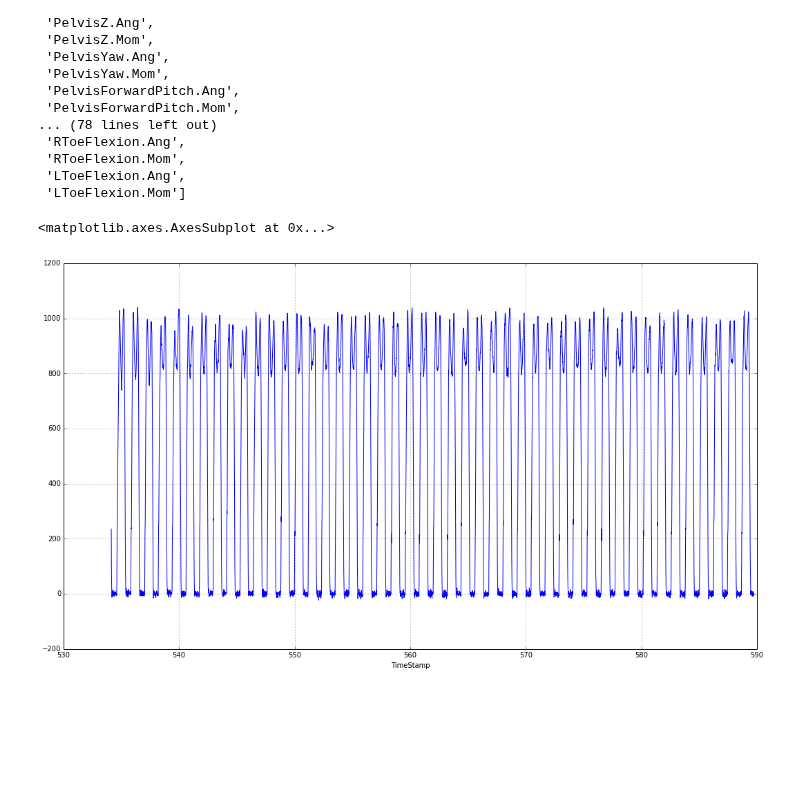
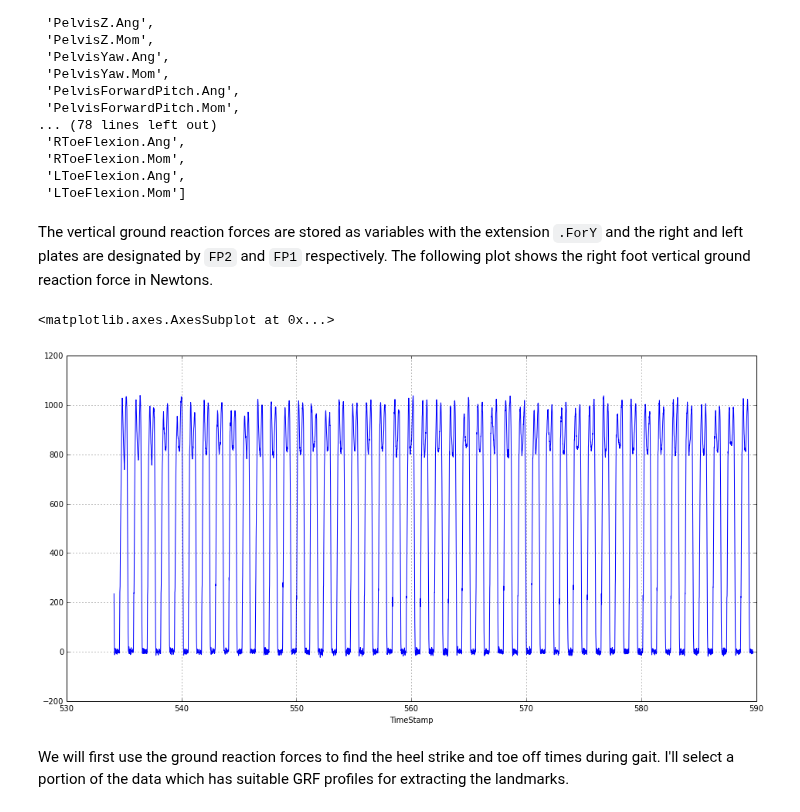
Before and after one commit to csu-hmc/gait-control-direct-id-paper, a Jupyter notebook: src/control_solver_example.ipynb, the cells around one changed output. Saved outputs shown, nothing was run; the diff lists cells and outputs as text; code cells hidden in the pictures; blank space fills up the shorter version.

```diff
--- a/src/control_solver_example.ipynb
+++ b/src/control_solver_example.ipynb
@@ -25,6 +22,8 @@ wsgiref==0.1.2
 %pylab inline
 # %% [output]
 Populating the interactive namespace from numpy and matplotlib
+# %%
+rcParams['figure.figsize'] = 16, 8
 # %%
 import pandas
 from dtk import walk, process
@@ -58,11 +63,15 @@ dtypes: float64(616), int64(1)
  'RToeFlexion.Mom',
  'LToeFlexion.Ang',
  'LToeFlexion.Mom']
+# %% [markdown]
+The vertical ground reaction forces are stored as variables with the extension `.ForY` and the right and left plates are designated by `FP2` and `FP1` respectively. The following plot shows the right foot vertical ground reaction force in Newtons.
 # %%
-obinna['FP2.ForY'].plot(figsize=(18,10))
+obinna['FP2.ForY'].plot()
 # %% [output]
 <matplotlib.axes.AxesSubplot at 0x...>
-[figure, old version]
+[figure, new version]
+# %% [markdown]
+We will first use the ground reaction forces to find the heel strike and toe off times during gait. I'll select a portion of the data which has suitable GRF profiles for extracting the landmarks.
 # %%
 start = 500
 stop = 3000
```
Also changed, not shown: parts of 37 cells of this notebook, 1 other file.
